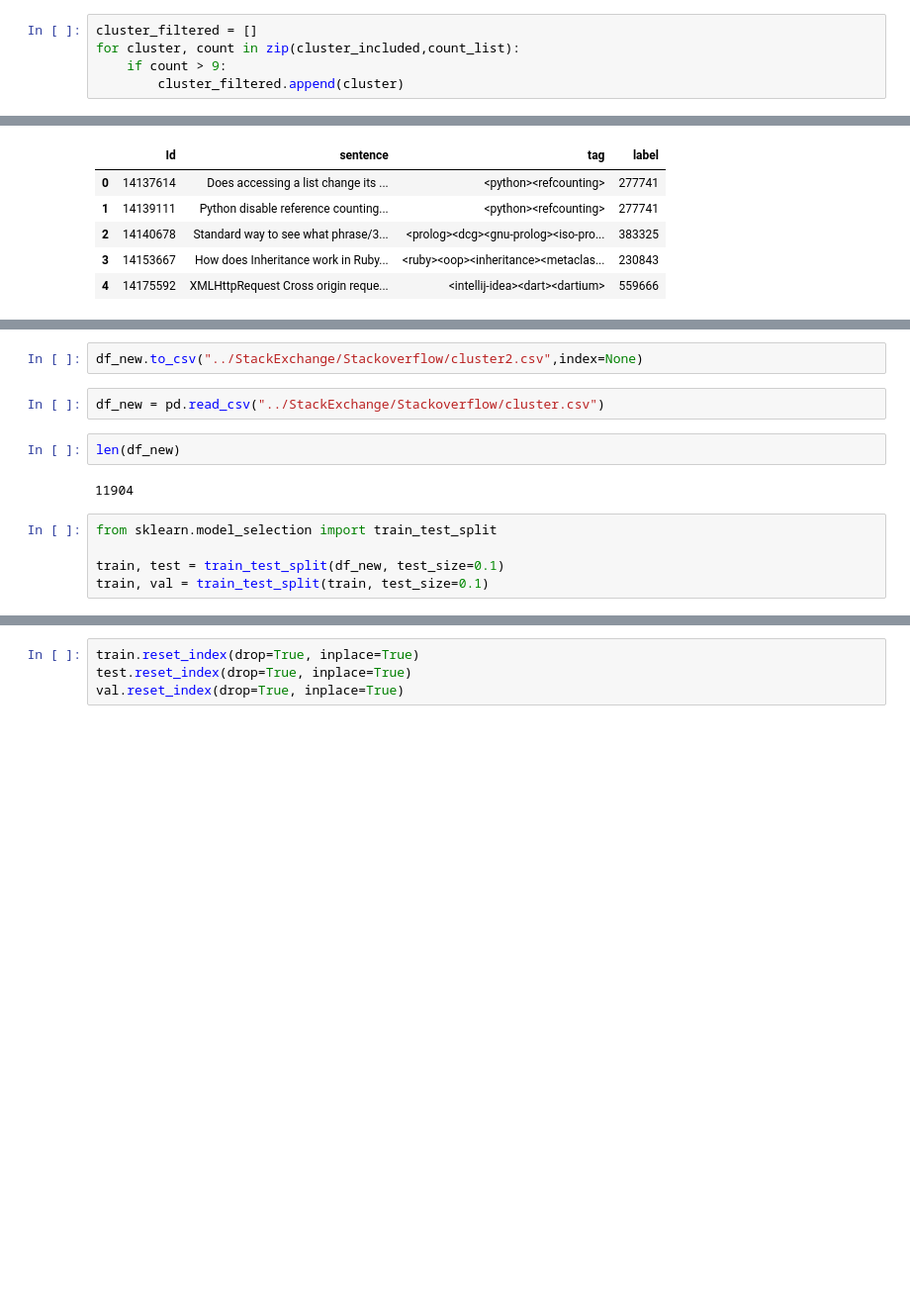
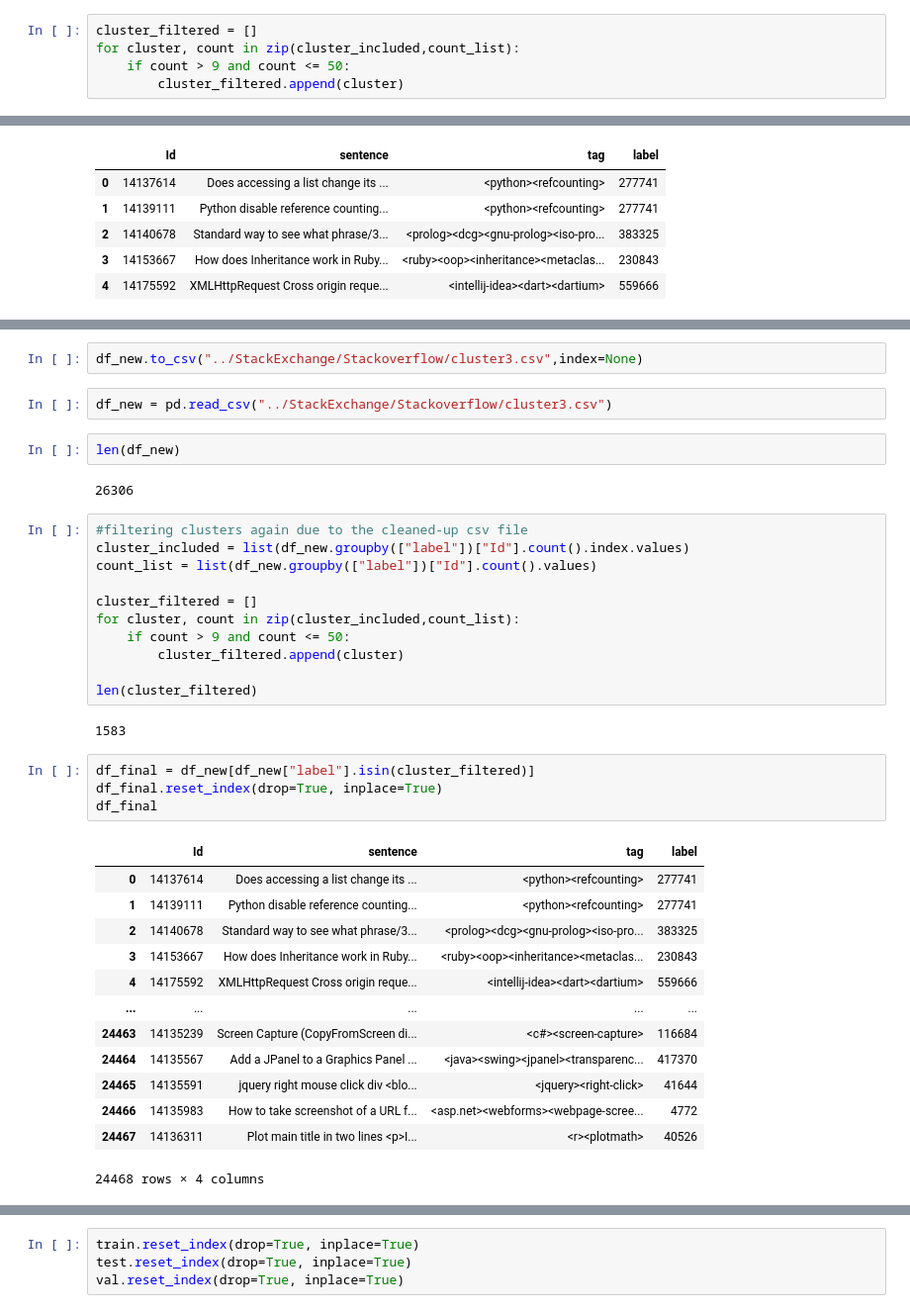
Before and after one commit to NoleWang/Respondent_Recommendation, a Jupyter notebook: Data/tools/LinkedQuestion.ipynb, the cells around one changed output, grey strips where cells are left out. Shown at 99% size. Drawn from its saved outputs; the diff is of its cells as text; blank space fills up the shorter version.

```diff
--- a/Data/tools/LinkedQuestion.ipynb
+++ b/Data/tools/LinkedQuestion.ipynb
@@ -141,7 +123,7 @@ count_list = list(df_cluster.groupby(["cluster"])["Id"].count().values)
 # %%
 cluster_filtered = []
 for cluster, count in zip(cluster_included,count_list):
-    if count > 9:
+    if count > 9 and count <= 50:
         cluster_filtered.append(cluster)
 # %%
 len(cluster_filtered)
@@ -193,13 +175,39 @@ len(df_new)
 # %%
-df_new.to_csv("../StackExchange/Stackoverflow/cluster2.csv",index=None)
+df_new.to_csv("../StackExchange/Stackoverflow/cluster3.csv",index=None)
 # %%
-df_new = pd.read_csv("../StackExchange/Stackoverflow/cluster.csv")
+df_new = pd.read_csv("../StackExchange/Stackoverflow/cluster3.csv")
 # %%
 len(df_new)
 # %% [output]
-11904
+26306
-# %%
-from sklearn.model_selection import train_test_split
-
-train, test = train_test_split(df_new, test_size=0.1)
-train, val = train_test_split(train, test_size=0.1)
+# %%
+#filtering clusters again due to the cleaned-up csv file
+cluster_included = list(df_new.groupby(["label"])["Id"].count().index.values)
+count_list = list(df_new.groupby(["label"])["Id"].count().values)
+
+cluster_filtered = []
+for cluster, count in zip(cluster_included,count_list):
+    if count > 9 and count <= 50:
+        cluster_filtered.append(cluster)
+
+len(cluster_filtered)
+# %% [output]
+1583
+# %%
+df_final = df_new[df_new["label"].isin(cluster_filtered)]
+df_final.reset_index(drop=True, inplace=True)
+df_final
+# %% [output]
+|  | Id | sentence | tag | label |
+| 0 | 14137614 | Does accessing a list change its ... | <python><refcounting> | 277741 |
+| 1 | 14139111 | Python disable reference counting... | <python><refcounting> | 277741 |
+| 2 | 14140678 | Standard way to see what phrase/3... | <prolog><dcg><gnu-prolog><iso-pro... | 383325 |
+| 3 | 14153667 | How does Inheritance work in Ruby... | <ruby><oop><inheritance><metaclas... | 230843 |
+| 4 | 14175592 | XMLHttpRequest Cross origin reque... | <intellij-idea><dart><dartium> | 559666 |
+| ... | ... | ... | ... | ... |
+| 24463 | 14135239 | Screen Capture (CopyFromScreen di... | <c#><screen-capture> | 116684 |
+| 24464 | 14135567 | Add a JPanel to a Graphics Panel ... | <java><swing><jpanel><transparenc... | 417370 |
+| 24465 | 14135591 | jquery right mouse click div <blo... | <jquery><right-click> | 41644 |
+| 24466 | 14135983 | How to take screenshot of a URL f... | <asp.net><webforms><webpage-scree... | 4772 |
+| 24467 | 14136311 | Plot main title in two lines <p>I... | <r><plotmath> | 40526 |
+24468 rows × 4 columns
```
Also changed, not shown: parts of 18 cells of this notebook.
